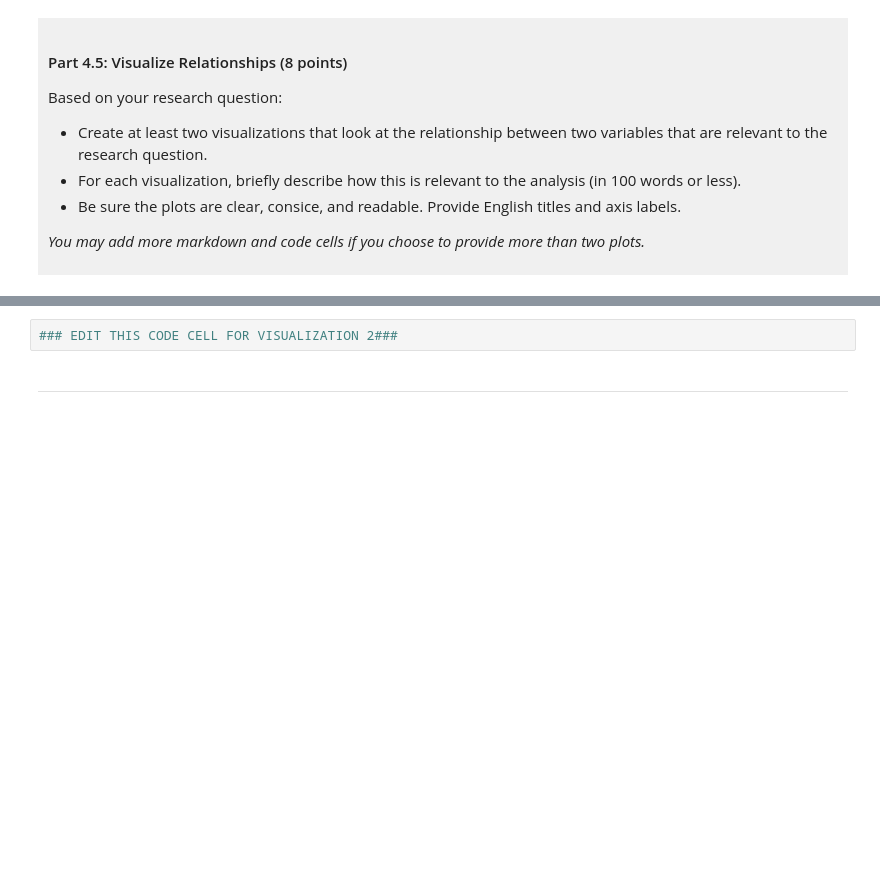
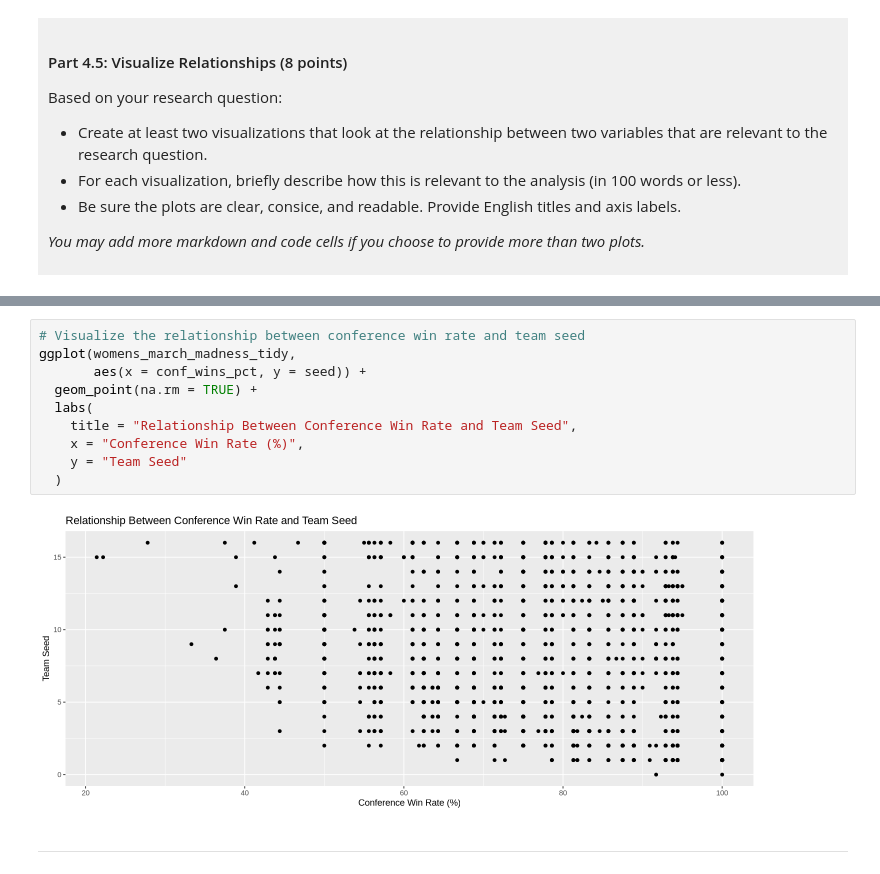
Before and after one commit to lvxiangzhe/dsci-100-project-xiangzhelv, a Jupyter notebook: dsci-100-project-notebook.ipynb, the cells around one changed output, grey strips where cells are left out. Drawn from its saved outputs; the diff is of its cells as text; blank space fills up the shorter version.

```diff
--- a/dsci-100-project-notebook.ipynb
+++ b/dsci-100-project-notebook.ipynb
@@ -281,5 +410,15 @@ Visualization 2: %%% EDIT THIS MARKDOWN CELL%%%
 # %%
-### EDIT THIS CODE CELL FOR VISUALIZATION 2###
+# Visualize the relationship between conference win rate and team seed
+ggplot(womens_march_madness_tidy,
+       aes(x = conf_wins_pct, y = seed)) +
+  geom_point(na.rm = TRUE) +
+  labs(
+    title = "Relationship Between Conference Win Rate and Team Seed",
+    x = "Conference Win Rate (%)",
+    y = "Team Seed"
+  )
+# %% [output]
+[figure, added]
 # %% [markdown]
 ------
 # %% [markdown]
```
Also changed, not shown: parts of 19 cells of this notebook.
